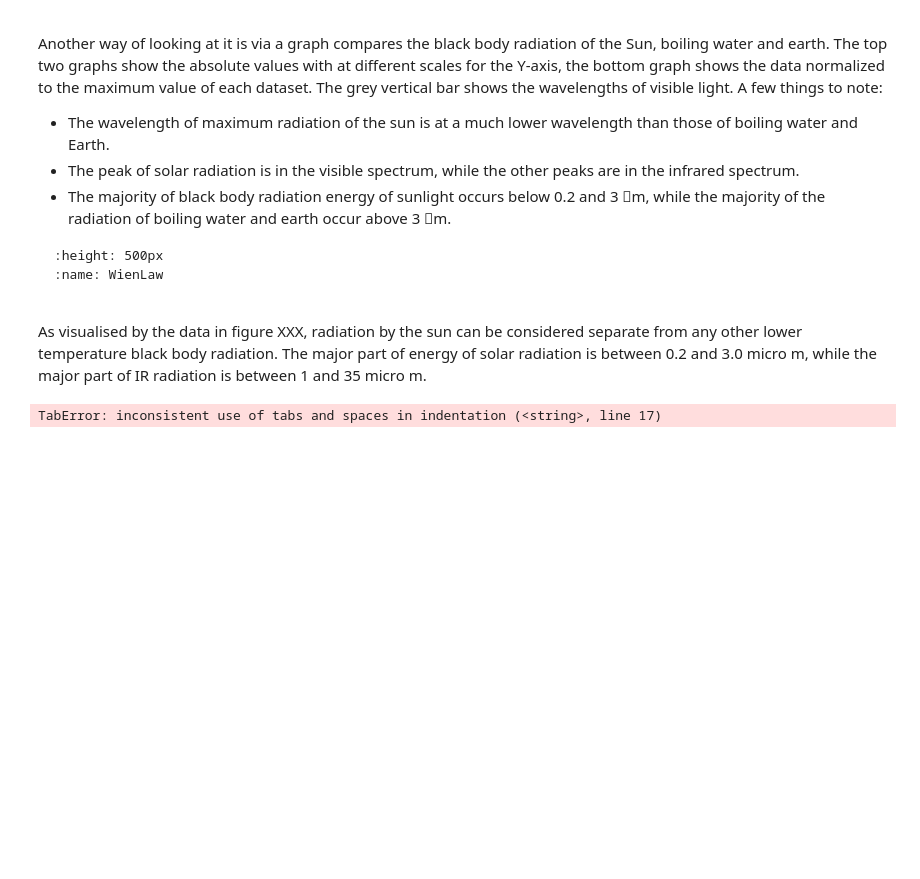
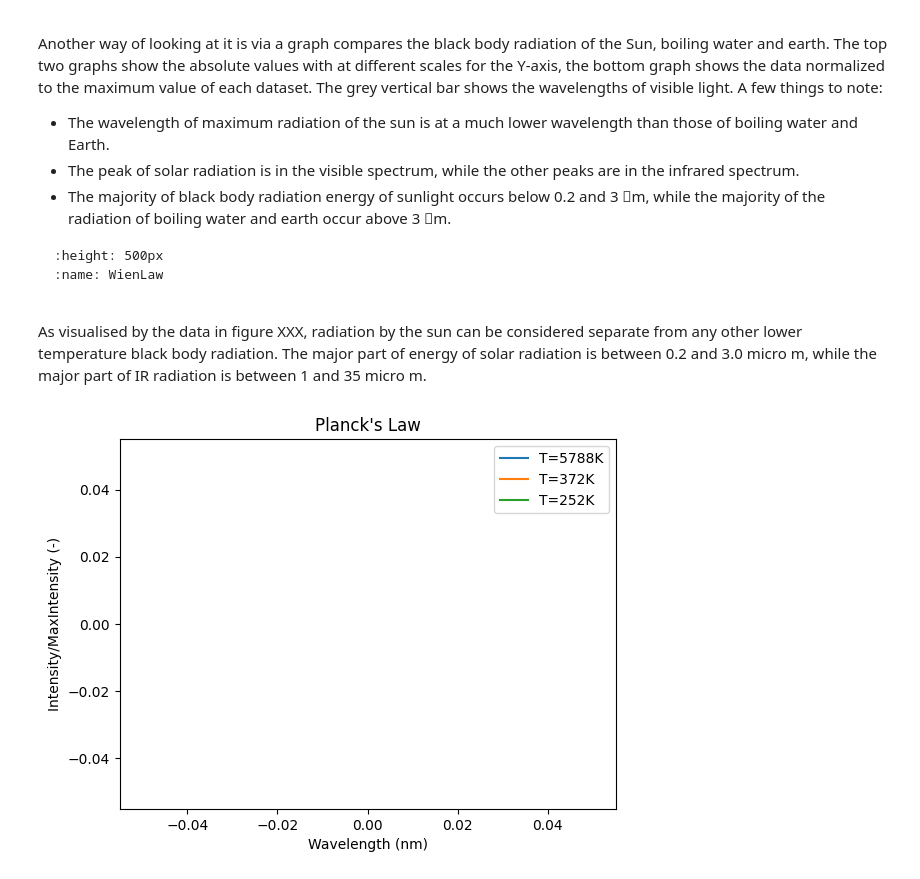
Before and after one commit to LiseNouri/Thermal, a Jupyter notebook: ThermalBook/_build/jupyter_execute/Unit3.ipynb, the cells around one changed output. Cells and saved outputs as stored; diff of their text form; code cells hidden in the pictures; blank space fills up the shorter version.

Commit message:
Update Plot

```diff
--- a/ThermalBook/_build/jupyter_execute/Unit3.ipynb
+++ b/ThermalBook/_build/jupyter_execute/Unit3.ipynb
@@ -116,38 +116,42 @@ The major part of energy of solar radiation is between 0.2 and 3.0 micro m, whil
 # %%
 from matplotlib import pyplot as plt
 import numpy as np
 import warnings
 
-h = 6.62607015e-34
-c = 2.99792458e+8
-k = 1.380649e-23
+# Physical constants
+h = 6.62607015e-34  # Planck's constant (J·s)
+c = 2.99792458e+8  # Speed of light (m/s)
+k = 1.380649e-23  # Boltzmann's constant (J/K)
 pi = np.pi
 
+# Ignore overflow warnings
 warnings.filterwarnings('ignore')
 
+# Planck function
+def planck(wav, T):
+    a = 2.0 * pi * h * c**2
+    b = h * c / (wav * k * T)
+    intensity = a / ((wav**5) * (np.exp(b) - 1.0))
+    return intensity
 
-def planck(wav, T):
-    a = 2.0*pi*h*c**2
-    b = h*c/(wav*k*T)
-    intensity = a/((wav**5)*(np.exp(b)-1.0))
-	lambdamax = 2898/T
-	maxintensity = a/((lambdamax**5)*(np.exp(b)-1.0))
-    return intensity
-	return maxintensity
+# Wavelengths and temperatures
+wavelengths = np.arange(1e-9, 2e-9, 1e-9)  # Wavelength range (meters)
+temperatures = [5788, 372, 252]  # Example temperatures in Kelvin
 
-wavelengths = np.arange(1e-9, 3e-6, 1e-9)
+# Calculate intensities and find the maximum value
+intensities = [planck(wavelengths, T) for T in temperatures]
+maxintensity = max([np.max(intensity) for intensity in intensities])
 
-temperatures = [5788, 372, 252]
-
+# Plot each normalized intensity curve
 for T in temperatures:
     intensity = planck(wavelengths, T)
-    plt.plot(wavelengths*1e9, intensity*1e-12, label=f"T={T}K")
-	plt.plot(wavelengths*1e9, intensity/maxintensity, label=f"T={T}K")
+    plt.plot(wavelengths * 1e9, intensity / maxintensity, label=f"T={T}K")
 
+# Graph labels and legend
 plt.xlabel("Wavelength (nm)")
-plt.ylabel("Intensity (W/m^3)")
+plt.ylabel("Intensity/MaxIntensity (-)")
 plt.title("Planck's Law")
 plt.legend()
 plt.show()
 # %% [output]
-TabError: inconsistent use of tabs and spaces in indentation (<string>, line 17)
+[figure, added]
```
Also changed, not shown: 21 other files.
